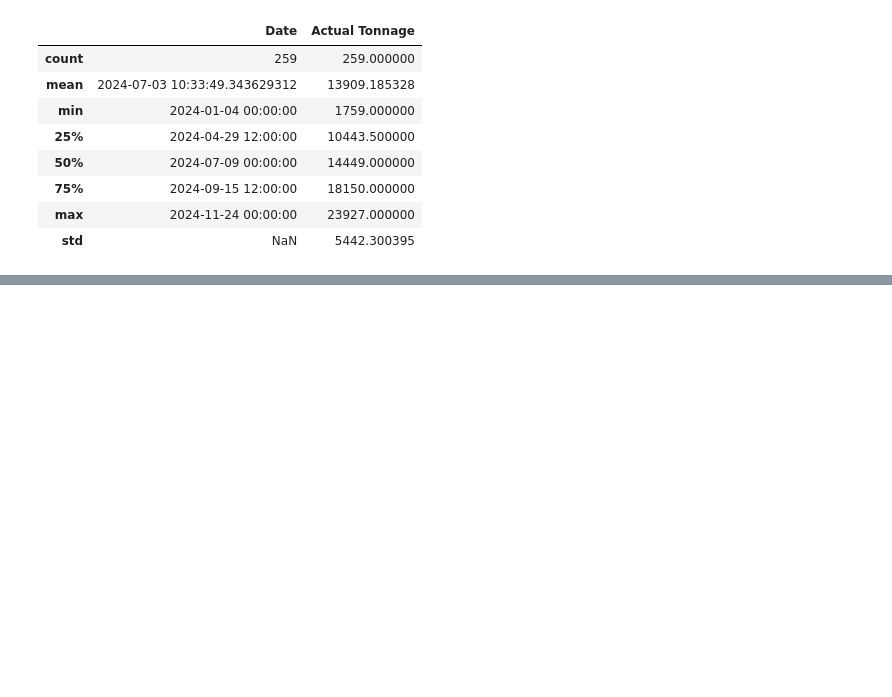
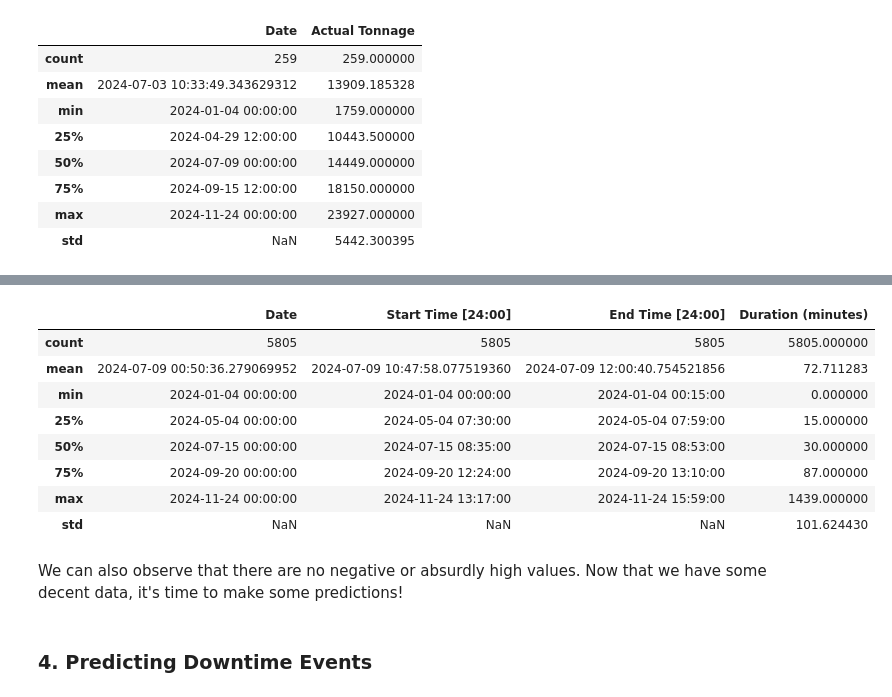
Before and after one commit to eliasforsberg/quarry-eda, a Jupyter notebook: eda.ipynb, the cells around one changed output, grey strips where cells are left out. Cells and saved outputs as stored; diff of their text form; code cells hidden in the pictures; blank space fills up the shorter version.

```diff
--- a/eda.ipynb
+++ b/eda.ipynb
@@ -224,0 +273,16 @@ Observe general trends
+# %%
+dfdown_cleaned.describe()
+# %% [output]
+|  | Date | Start Time [24:00] | End Time [24:00] | Duration (minutes) |
+| count | 5805 | 5805 | 5805 | 5805.000000 |
+| mean | 2024-07-09 00:50:36.279069952 | 2024-07-09 10:47:58.077519360 | 2024-07-09 12:00:40.754521856 | 72.711283 |
+| min | 2024-01-04 00:00:00 | 2024-01-04 00:00:00 | 2024-01-04 00:15:00 | 0.000000 |
+| 25% | 2024-05-04 00:00:00 | 2024-05-04 07:30:00 | 2024-05-04 07:59:00 | 15.000000 |
+| 50% | 2024-07-15 00:00:00 | 2024-07-15 08:35:00 | 2024-07-15 08:53:00 | 30.000000 |
+| 75% | 2024-09-20 00:00:00 | 2024-09-20 12:24:00 | 2024-09-20 13:10:00 | 87.000000 |
+| max | 2024-11-24 00:00:00 | 2024-11-24 13:17:00 | 2024-11-24 15:59:00 | 1439.000000 |
+| std | NaN | NaN | NaN | 101.624430 |
+# %% [markdown]
+We can also observe that there are no negative or absurdly high values. Now that we have some decent data, it's time to make some predictions!
+# %% [markdown]
+### 4. Predicting Downtime Events
```
Also changed, not shown: parts of 15 cells of this notebook, 1 other file.
